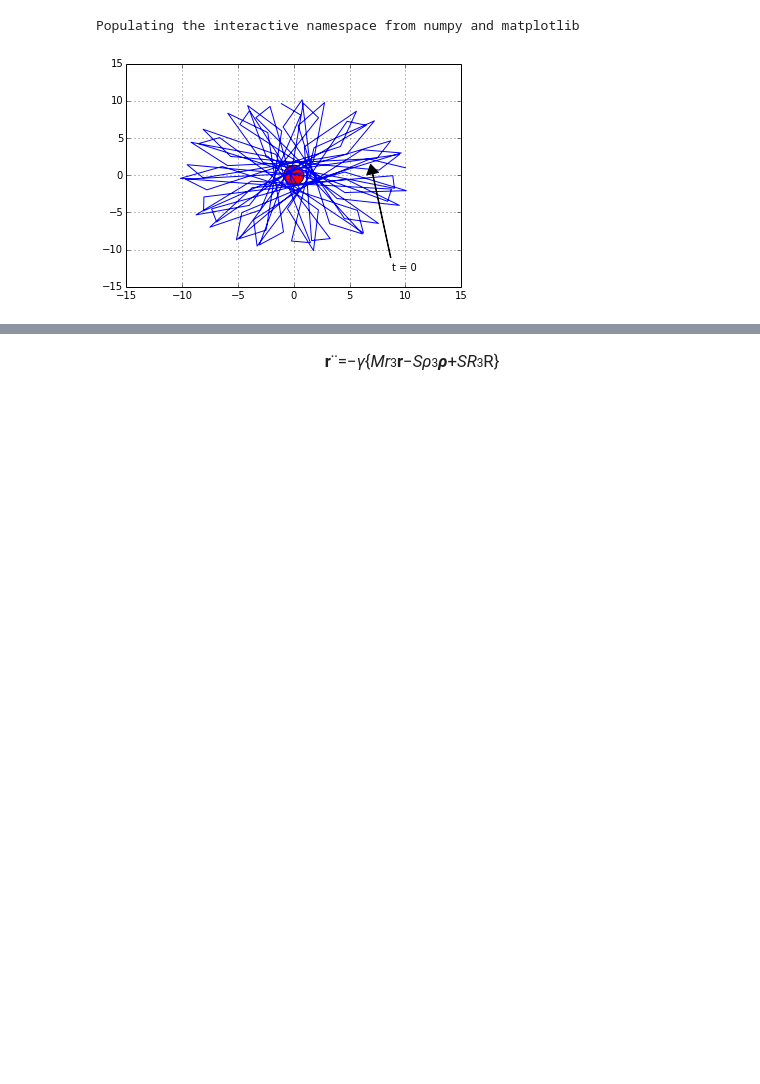
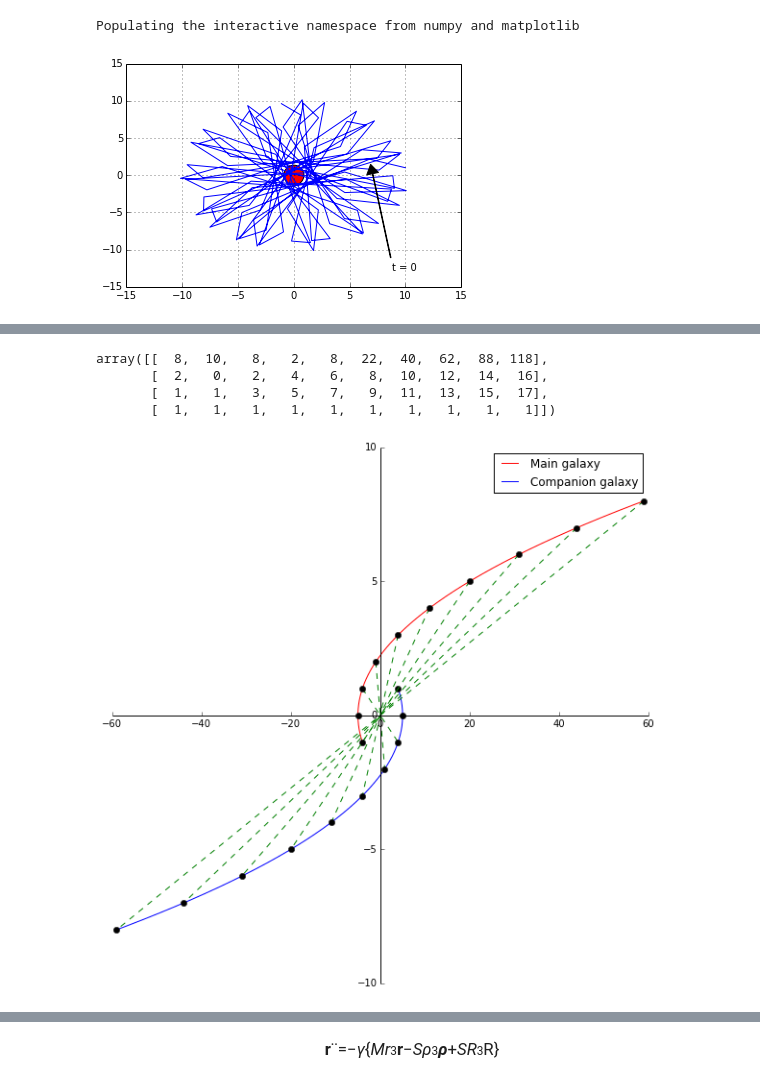
Before and after one commit to callen09/PHYS202-S14, a Jupyter notebook: GalaxyMerger/GalaxyMergerWork.ipynb, the cells around one changed output, grey strips where cells are left out. Cells and saved outputs as stored; diff of their text form; code cells hidden in the pictures; blank space fills up the shorter version.

```diff
--- a/GalaxyMerger/GalaxyMergerWork.ipynb
+++ b/GalaxyMerger/GalaxyMergerWork.ipynb
@@ -194,0 +194,61 @@ Galaxy(5)
+# %%
+def GalaxyMotion(b,a):
+    """This function plots the overall motion of the center of the two galaxies.
+    Based on Toomre and Toomre, we assume the galaxies move in exact parabolic trajectories.
+
+    The frequency of the R distances is based on Toomre and Toomre, where they show pictures from t=-1 to t=8 in integer steps.
+    Each step corresponds to 10**8 years. t = 0 is the point where both galaxies cross the x-axis
+
+    b is the separation of the galaxies at t=0.
+
+    a is either 1 or -1, depending on which case of motion we want.
+        1: Retrograde (Case 1)
+        -1: Direct (Case 2,3,4)
+
+    Returns an array with the values of R in its X and Y components."""
+
+    plt.figure(figsize=(10,10),dpi=80) #Center axes and make larger
+    ax = plt.gca()
+    ax.spines['right'].set_color('none') #From Graphics Tour
+    ax.spines['top'].set_color('none')
+    ax.xaxis.set_ticks_position('bottom')
+    ax.spines['bottom'].set_position(('data',0))
+    ax.yaxis.set_ticks_position('left')
+    ax.spines['left'].set_position(('data',0))
+
+
+    y1 = np.arange(-1.,8.01,0.01) #Used to generate the parabolic arcs, from t=-1 to t=8
+    y2 = np.arange(-1,9,1) #Used to generate the integer steps
+
+    x = lambda y: y**2+b #Parabolic curve, where b is the separation at t=0
+
+    Rx = [] #Lists for x&y components of position
+    Ry = []
+    vRx = [] #Lists for x&y components of velocity
+    vRy = []
+
+    plt.plot(x(y1),a*y1,'r-',label="Main galaxy") #This the galaxy we are interested in.
+    plt.plot(-x(y1),-a*y1,'b-',label="Companion galaxy") #This is the companion galaxy with no disk.
+    plt.legend(loc='best')
+
+    for i in y2:
+        plt.plot([x(i),-x(i)],[a*i,-a*i],'g--') #Draws a dashed line from the x&y coordinates of the Main Galaxy to the x&y coords of the Companion Galaxy at each step
+        plt.plot(x(i),a*i,'ko') #These two marker plots mimic the markers in Toomre and Toomre, showing the galaxies' positions at different steps.
+        plt.plot(-x(i),-a*i,'ko')
+        #print i,x(i)
+        #print -i,-x(-i)
+        Rx.append(np.abs(x(i)+x(i))) #Appends the values of Rx, Ry, vRx, and vRy to appropriate lists
+        Ry.append(np.abs(2*i))
+        vRx.append(np.abs(x(i+1)-x(i)))
+        vRy.append(1)
+    return np.array([Rx,Ry,vRx,vRy]) #This array is the p input array of the below deriv function.
+
+
+GalaxyMotion(-5,1)
+GalaxyMotion(-5,-1)
+# %% [output]
+array([[  8,  10,   8,   2,   8,  22,  40,  62,  88, 118],
+       [  2,   0,   2,   4,   6,   8,  10,  12,  14,  16],
+       [  1,   1,   3,   5,   7,   9,  11,  13,  15,  17],
+       [  1,   1,   1,   1,   1,   1,   1,   1,   1,   1]])
+[figure, added]
```
Also changed, not shown: parts of 12 cells of this notebook, 1 other file.
